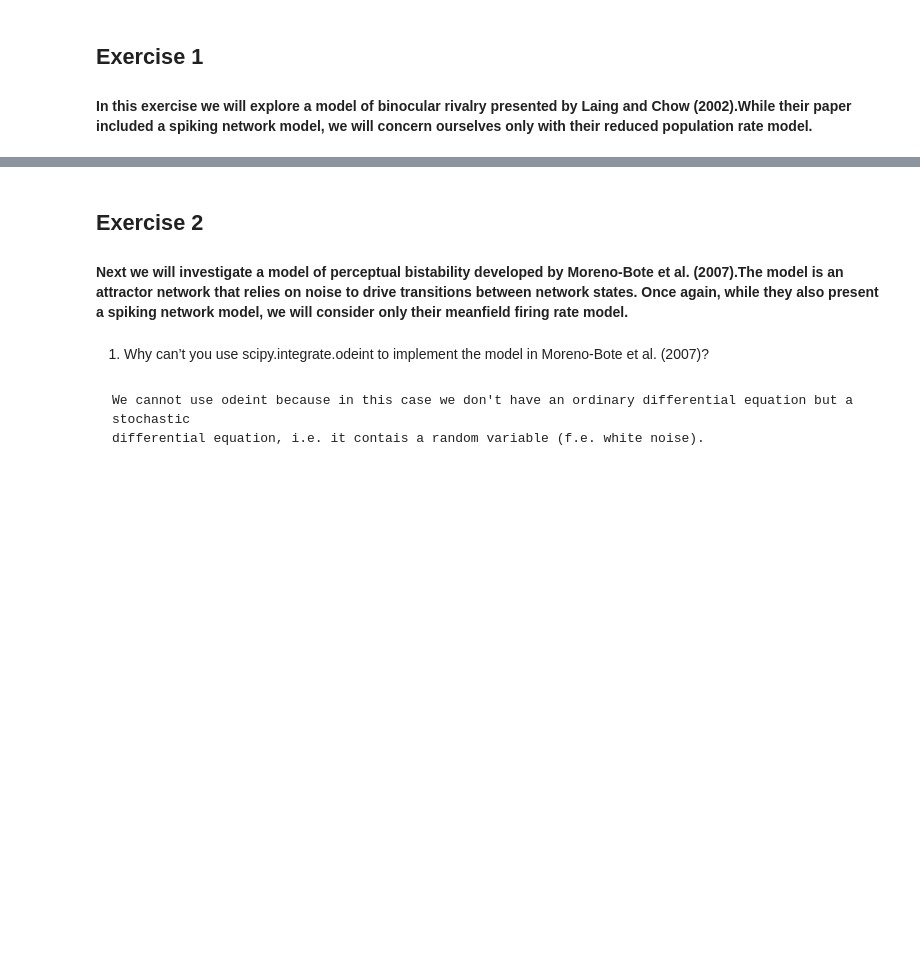
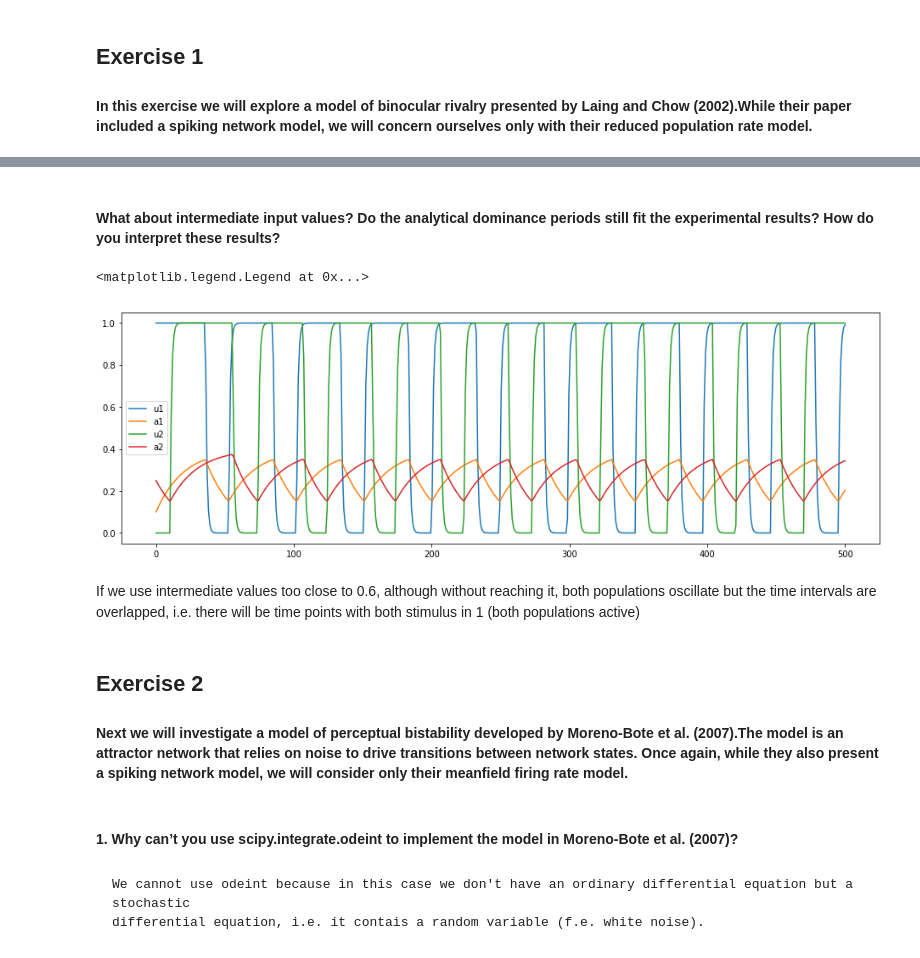
Before and after one commit to lauralopezgaldo/finalproject, a Jupyter notebook: PerceptualBistability.ipynb, the cells around one changed output, grey strips where cells are left out. Cells and saved outputs as stored; diff of their text form; code cells hidden in the pictures; blank space fills up the shorter version.

```diff
--- a/PerceptualBistability.ipynb
+++ b/PerceptualBistability.ipynb
@@ -78,9 +121,26 @@ plt.plot(t[x1==0],x1[x1==0],'*')
+# %% [markdown]
+#### What about intermediate input values? Do the analytical dominance periods still fit the experimental results? How do you interpret these results?
+# %%
+I1 = 0.55; I2 = 0.55; #Any value above 0.6 should work for this prove
+I = (I1,I2)
+sol = odeint(laing_chow, x_0, t, args=(I1,I2))
+u1 = sol [:,0]; a1 = sol [:,1]; u2 = sol [:,2]; a2 = sol [:,3]
+plt.figure(figsize=(16,5))
+plt.plot(t,sol[:,0],label='u1')
+plt.plot(t,sol[:,1],label='a1')
+plt.plot(t,sol[:,2],label='u2')
+plt.plot(t,sol[:,3],label='a2')
+plt.legend()
+# %% [output]
+<matplotlib.legend.Legend at 0x...>
+[figure, added]
+# %% [markdown]
+If we use intermediate values too close to 0.6, although without reaching it, both populations oscillate but the time intervals are overlapped, i.e. there will be time points with both stimulus in 1 (both populations active)
 # %% [markdown]
 ## Exercise 2
 #### Next we will investigate a model of perceptual bistability developed by Moreno-Bote et al. (2007).The model is an attractor network that relies on noise to drive transitions between network states. Once again, while they also present a spiking network model, we will consider only their meanfield firing rate model.
 # %% [markdown]
-1. Why can’t you use scipy.integrate.odeint to implement the model in Moreno-Bote et al.
-(2007)?
+#### 1. Why can’t you use scipy.integrate.odeint to implement the model in Moreno-Bote et al. (2007)?
 # %% [markdown]
     We cannot use odeint because in this case we don't have an ordinary differential equation but a stochastic
     differential equation, i.e. it contais a random variable (f.e. white noise).
```
Also changed, not shown: parts of 9 cells of this notebook.
